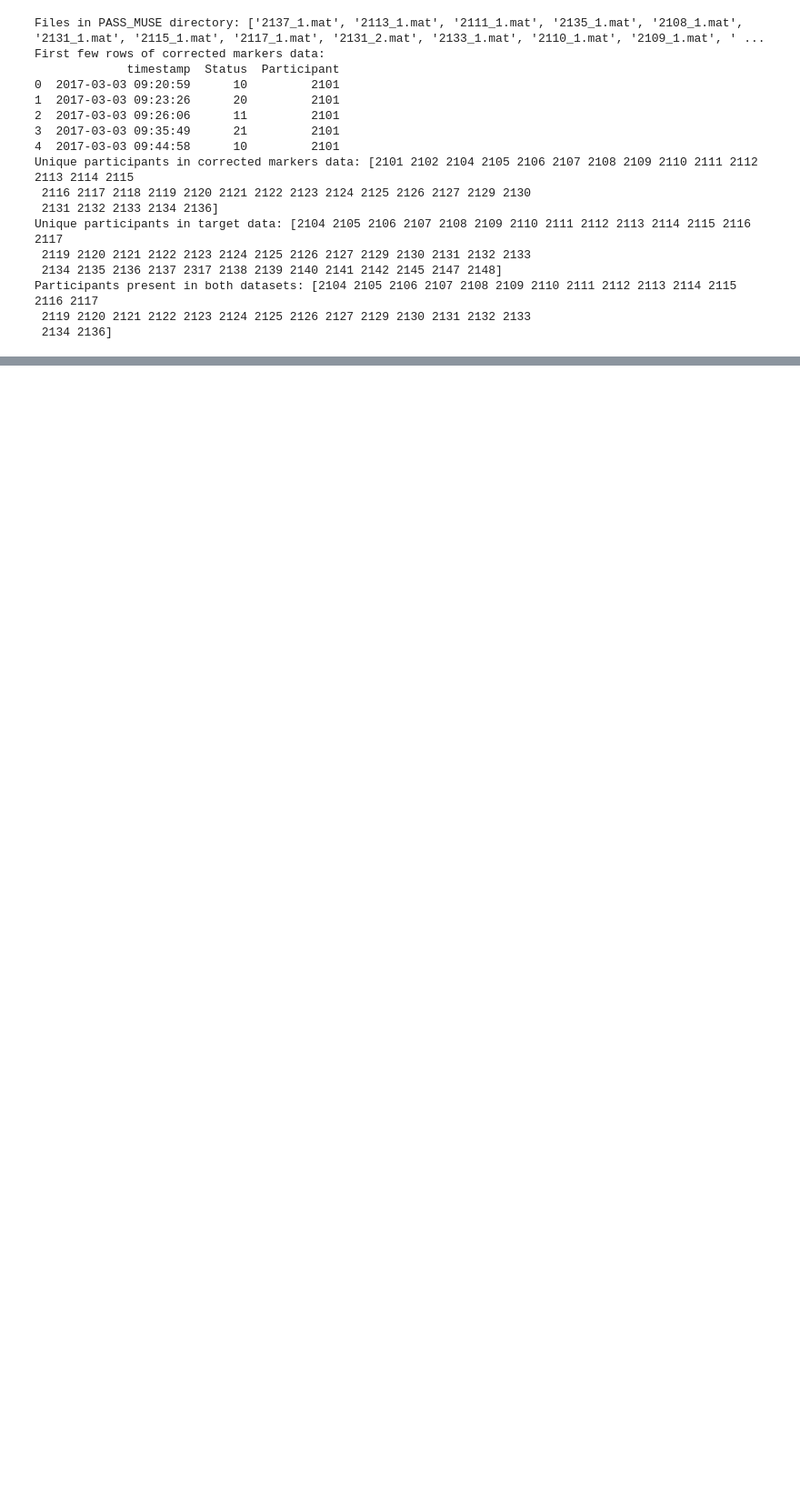
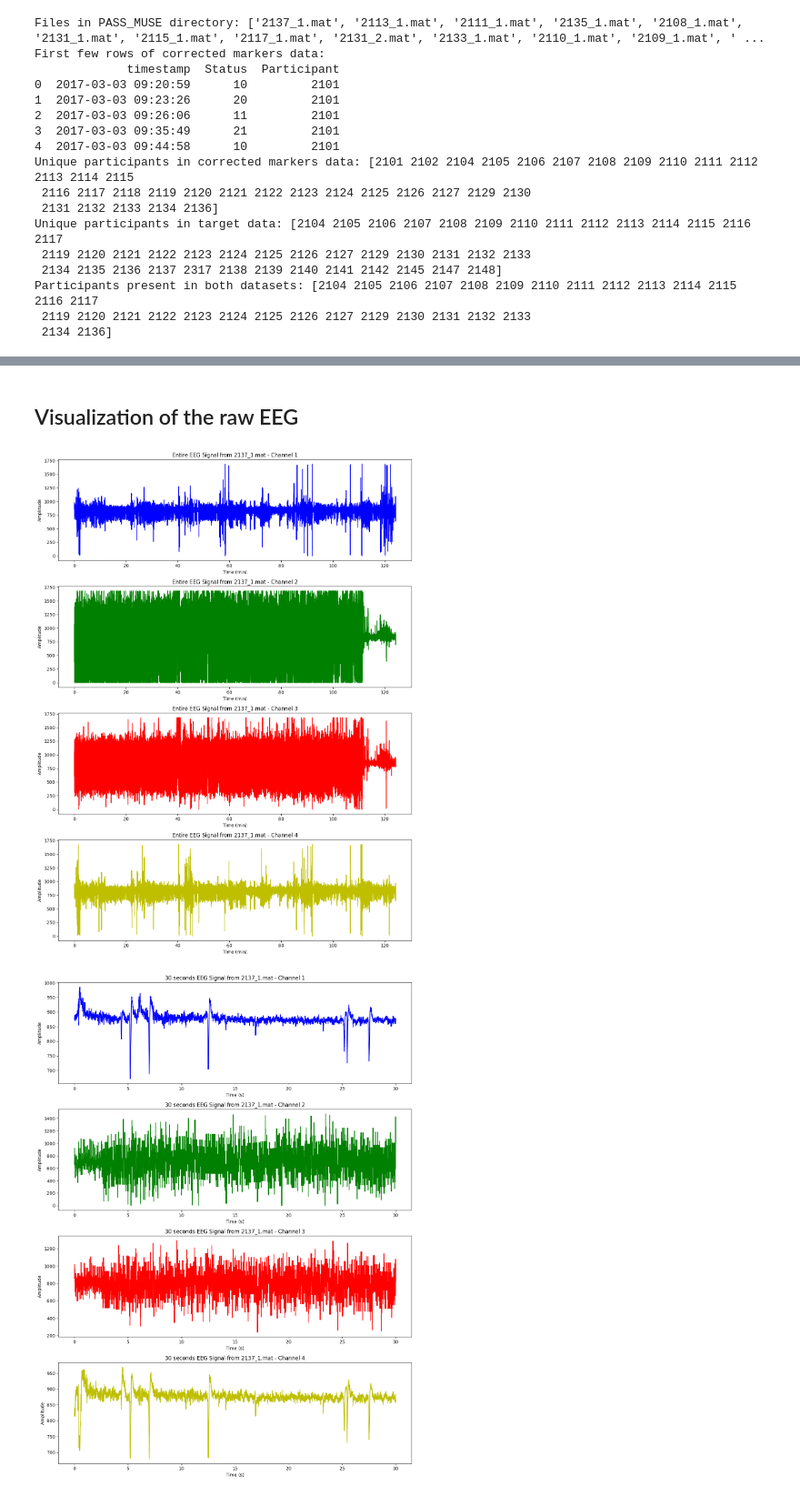
Before and after one commit to rocamario/Stress-detection-EEG-ECG, a Jupyter notebook: Data-Generation/eeg-generation.ipynb, the cells around one changed output, grey strips where cells are left out. Shown: that part at 91% size. Drawn from its saved outputs; the diff is of its cells as text; code cells hidden in the pictures; blank space fills up the shorter version.

```diff
--- a/Data-Generation/eeg-generation.ipynb
+++ b/Data-Generation/eeg-generation.ipynb
@@ -65,0 +56,39 @@ Participants present in both datasets: [2104 2105 2106 2107 2108 2109 2110 2111
+# %% [markdown]
+## Visualization of the raw EEG
+# %%
+# Load the .mat file
+mat_file = scipy.io.loadmat("PASS_MUSE/2137_1.mat")
+
+# Extract the wwg signal
+eeg_signal = mat_file['data_eeg']
+
+# Plot the EEG signal for all 4 channels
+colors = ['b', 'g', 'r', 'y']
+sampling_rate = 220
+time_axis = np.arange(eeg_signal.shape[0]) / sampling_rate / 60  # in minutes
+
+plt.figure(figsize=(12, 16))
+for i in range(4):
+    plt.subplot(4, 1, i+1)
+    plt.plot(time_axis, eeg_signal[:, i], color=colors[i])
+    plt.title(f'Entire EEG Signal from 2137_1.mat - Channel {i+1}')
+    plt.xlabel('Time (min)')
+    plt.ylabel('Amplitude')
+plt.tight_layout()
+plt.show()
+
+# Plot a zoomed version
+zoomed_signal = eeg_signal[:6600]  # 30 seconds of data
+time_axis = np.arange(zoomed_signal.shape[0]) / sampling_rate
+plt.figure(figsize=(12, 16))
+for i in range(4):
+    plt.subplot(4, 1, i+1)
+    plt.plot(time_axis, zoomed_signal[:, i], color=colors[i])  # 30 seconds of data
+    plt.title(f'30 seconds EEG Signal from 2137_1.mat - Channel {i+1}')
+    plt.xlabel('Time (s)')
+    plt.ylabel('Amplitude')
+plt.tight_layout()
+plt.show()
+# %% [output]
+[figure, added]
+[figure, added]
```
Also changed, not shown: parts of 6 cells of this notebook.
